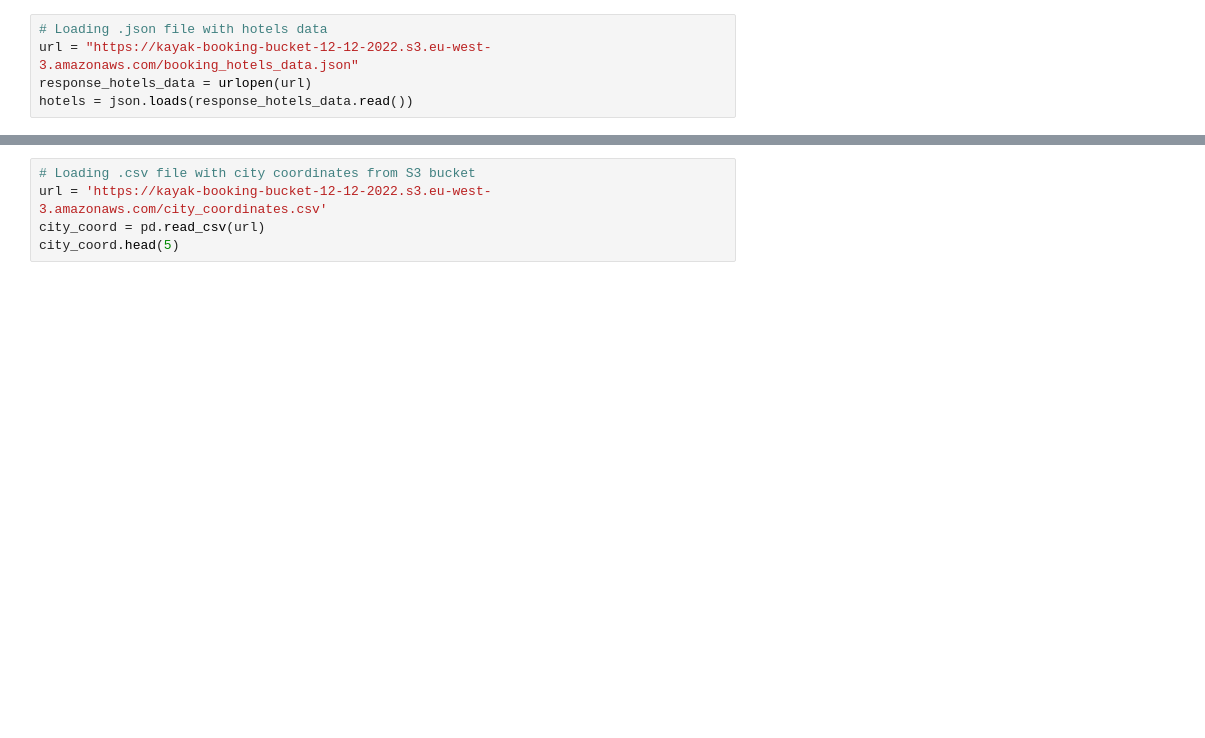
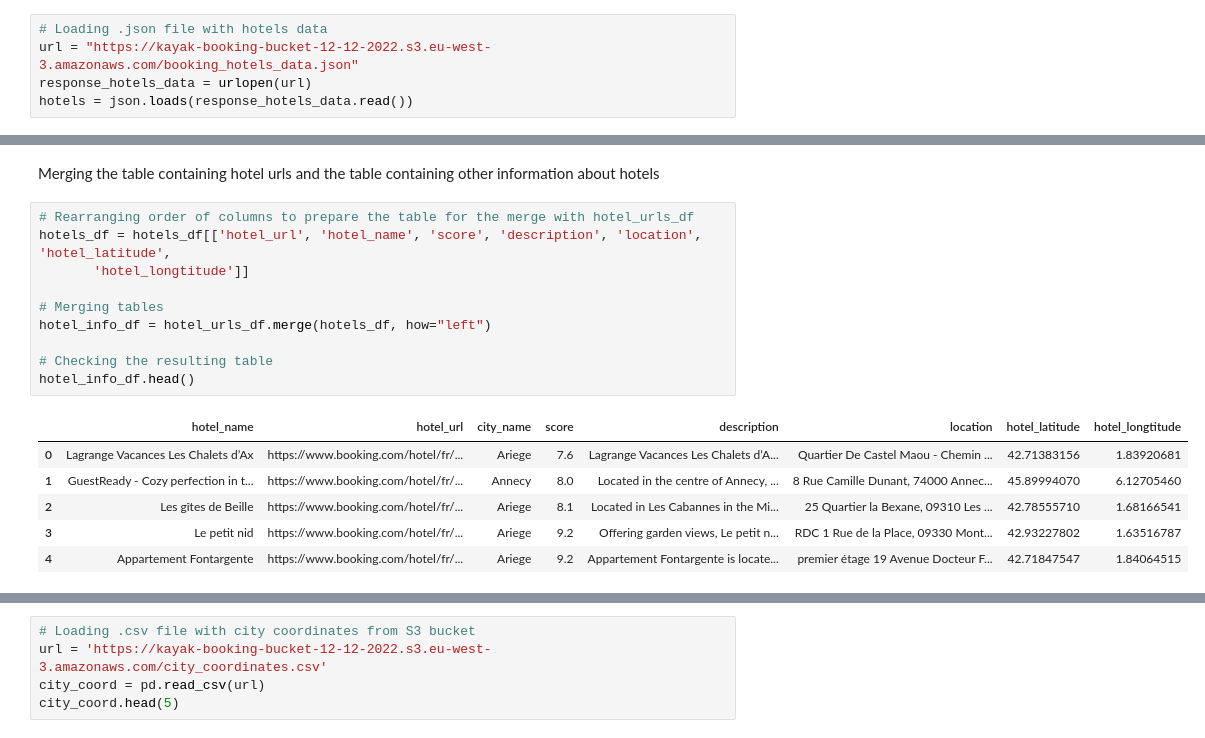
Before and after one commit to YuliyaSheichenka/Certification_Bloc_1, a Jupyter notebook: 4_kayak_df.ipynb, the cells around one changed output, grey strips where cells are left out. Drawn from its saved outputs; the diff is of its cells as text; blank space fills up the shorter version.

```diff
--- a/4_kayak_df.ipynb
+++ b/4_kayak_df.ipynb
@@ -359,0 +139,19 @@ len(hotel_info_df)
+# %% [markdown]
+Merging the table containing hotel urls and the table containing other information about hotels
+# %%
+# Rearranging order of columns to prepare the table for the merge with hotel_urls_df
+hotels_df = hotels_df[['hotel_url', 'hotel_name', 'score', 'description', 'location', 'hotel_latitude',
+       'hotel_longtitude']]
+
+# Merging tables
+hotel_info_df = hotel_urls_df.merge(hotels_df, how="left")
+
+# Checking the resulting table
+hotel_info_df.head()
+# %% [output]
+|  | hotel_name | hotel_url | city_name | score | description | location | hotel_latitude | hotel_longtitude |
+| 0 | Lagrange Vacances Les Chalets d’Ax | https://www.booking.com/hotel/fr/... | Ariege | 7.6 | Lagrange Vacances Les Chalets d’A... | Quartier De Castel Maou - Chemin ... | 42.71383156 | 1.83920681 |
+| 1 | GuestReady - Cozy perfection in t... | https://www.booking.com/hotel/fr/... | Annecy | 8.0 | Located in the centre of Annecy, ... | 8 Rue Camille Dunant, 74000 Annec... | 45.89994070 | 6.12705460 |
+| 2 | Les gîtes de Beille | https://www.booking.com/hotel/fr/... | Ariege | 8.1 | Located in Les Cabannes in the Mi... | 25 Quartier la Bexane, 09310 Les ... | 42.78555710 | 1.68166541 |
+| 3 | Le petit nid | https://www.booking.com/hotel/fr/... | Ariege | 9.2 | Offering garden views, Le petit n... | RDC 1 Rue de la Place, 09330 Mont... | 42.93227802 | 1.63516787 |
+| 4 | Appartement Fontargente | https://www.booking.com/hotel/fr/... | Ariege | 9.2 | Appartement Fontargente is locate... | premier étage 19 Avenue Docteur F... | 42.71847547 | 1.84064515 |
```
Also changed, not shown: parts of 77 cells of this notebook, 4 other files.
